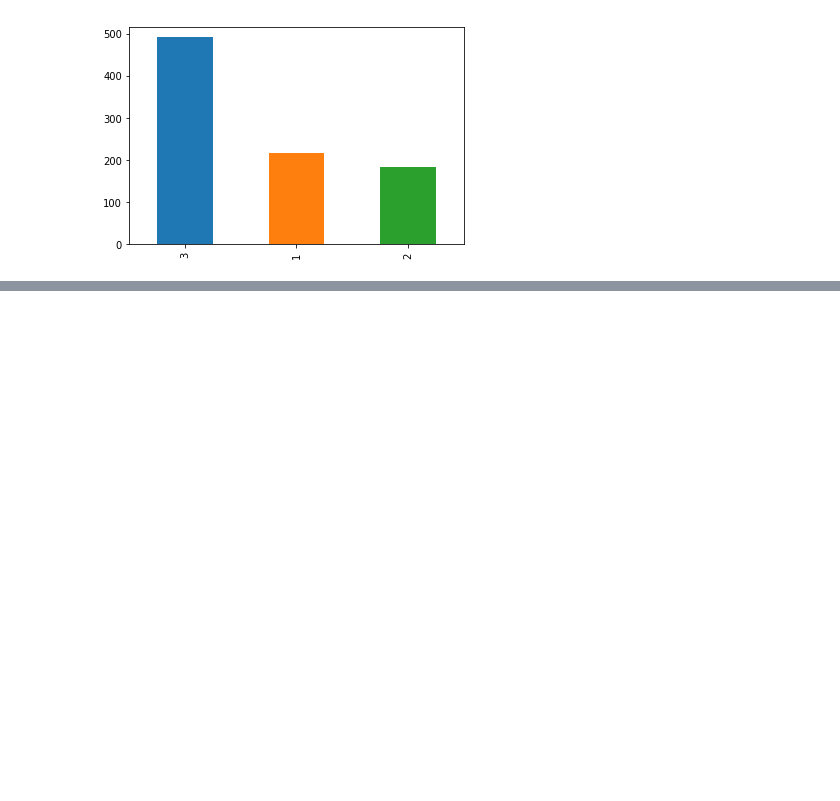
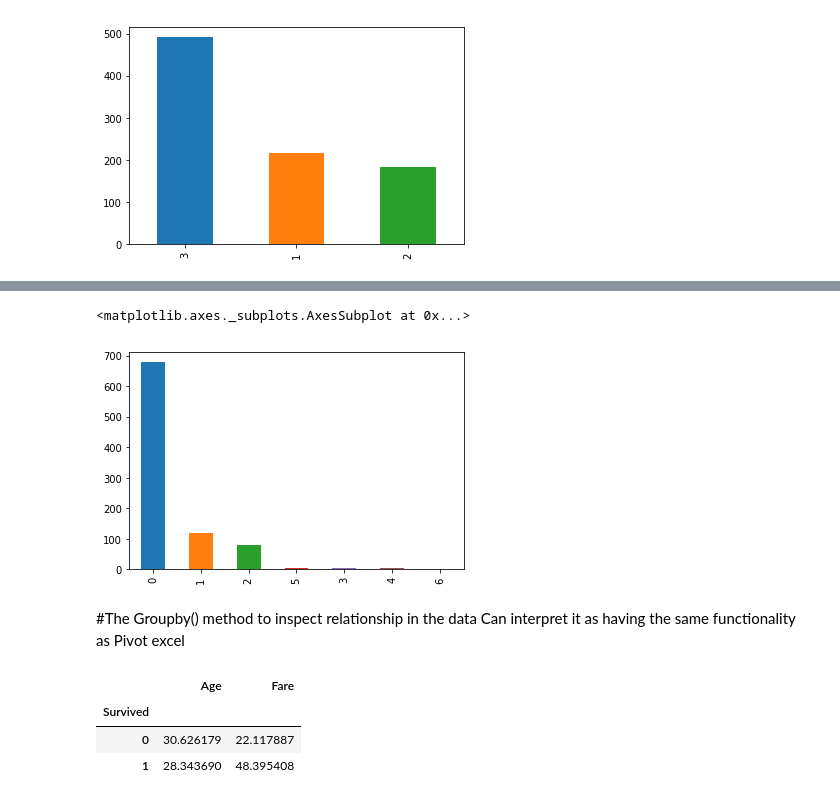
Before and after one commit to PRkudupu/Titanic-ML-Disaster, a Jupyter notebook: Survival.ipynb, the cells around one changed output, grey strips where cells are left out. Cells and saved outputs as stored; diff of their text form; code cells hidden in the pictures; blank space fills up the shorter version.

Commit message:
cross validation

```diff
--- a/Survival.ipynb
+++ b/Survival.ipynb
@@ -219,0 +247,20 @@ titanic_df['Pclass'].value_counts().plot(kind='bar')
+# %%
+#Task 2
+titanic_df['Parch'].value_counts().plot(kind='Bar')
+# %% [output]
+<matplotlib.axes._subplots.AxesSubplot at 0x...>
+[figure, added]
+# %% [markdown]
+#The Groupby() method to inspect relationship in the data
+Can interpret it as having the same functionality as Pivot excel
+# %%
+# Travellers who payed average of 22 dollars did not survive
+# travellers who payed average of 48 dollars did not survive
+
+# CROSS VALIDATION WHEN WE CHANGE THE VARIABLE AND SEE HOW VARIABLES BEHAVE AGAINST VALUES OF THE OTHERS
+titanic_df[['Survived','Age','Fare']].groupby('Survived').mean()
+# %% [output]
+|  | Age | Fare |
+| Survived |  |  |
+| 0 | 30.626179 | 22.117887 |
+| 1 | 28.343690 | 48.395408 |
```
Also changed, not shown: parts of 15 cells of this notebook.
